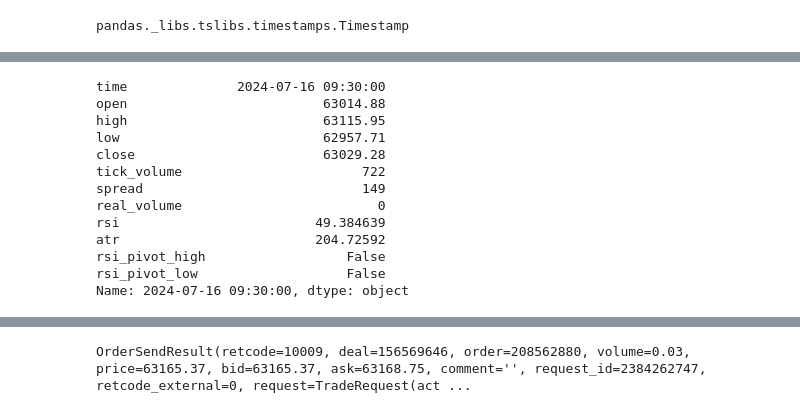
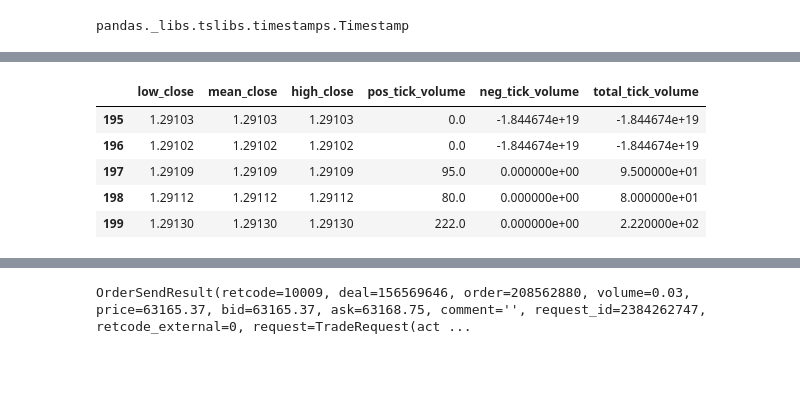
Before and after one commit to nguyenvantat1182002/rsi-signal-bot, a Jupyter notebook: rsi-signal-bot.ipynb, the cells around one changed output, grey strips where cells are left out. Drawn from its saved outputs; the diff is of its cells as text; code cells hidden in the pictures; blank space fills up the shorter version.

```diff
--- a/rsi-signal-bot.ipynb
+++ b/rsi-signal-bot.ipynb
@@ -149,32 +131,26 @@ def detect_divergence(df: pd.DataFrame):
 
     return price_lines, rsi_lines
 # %%
-rates = mt5.copy_rates_from_pos('BTCUSD', mt5.TIMEFRAME_M5, 0, 200)
+rates = mt5.copy_rates_from_pos('GBPUSD', mt5.TIMEFRAME_M5, 0, 300)
 
 df = pd.DataFrame(rates)
 df['time'] = pd.to_datetime(rates['time'], unit='s')
 df['rsi'] = ta.rsi(df['close'], 14)
 df['atr'] = ta.atr(df['high'], df['low'], df['close'], 14)
 
 df.dropna(inplace=True)
 df.set_index(df['time'], inplace=True)
 
-window_size = 3
+window_size = 5
 df['rsi_pivot_high'] = df['rsi'] == df['rsi'].rolling(2 * window_size + 1, center=True).max()
 df['rsi_pivot_low'] = df['rsi'] == df['rsi'].rolling(2 * window_size + 1, center=True).min()
+
+vol_profile = ta.vp(df['close'], df['tick_volume'], 200)
+vol_profile.tail()
+# %% [output]
+|  | low_close | mean_close | high_close | pos_tick_volume | neg_tick_volume | total_tick_volume |
+| 195 | 1.29103 | 1.29103 | 1.29103 | 0.0 | -1.844674e+19 | -1.844674e+19 |
+| 196 | 1.29102 | 1.29102 | 1.29102 | 0.0 | -1.844674e+19 | -1.844674e+19 |
+| 197 | 1.29109 | 1.29109 | 1.29109 | 95.0 | 0.000000e+00 | 9.500000e+01 |
+| 198 | 1.29112 | 1.29112 | 1.29112 | 80.0 | 0.000000e+00 | 8.000000e+01 |
+| 199 | 1.29130 | 1.29130 | 1.29130 | 222.0 | 0.000000e+00 | 2.220000e+02 |
-# %%
-df.iloc[-2]
-# %% [output]
-time              2024-07-16 09:30:00
-open                         63014.88
-high                         63115.95
-low                          62957.71
-close                        63029.28
-tick_volume                       722
-spread                            149
-real_volume                         0
-rsi                         49.384639
-atr                         204.72592
-rsi_pivot_high                  False
-rsi_pivot_low                   False
-Name: 2024-07-16 09:30:00, dtype: object
```
Also changed, not shown: parts of 4 cells of this notebook, 1 other file.
